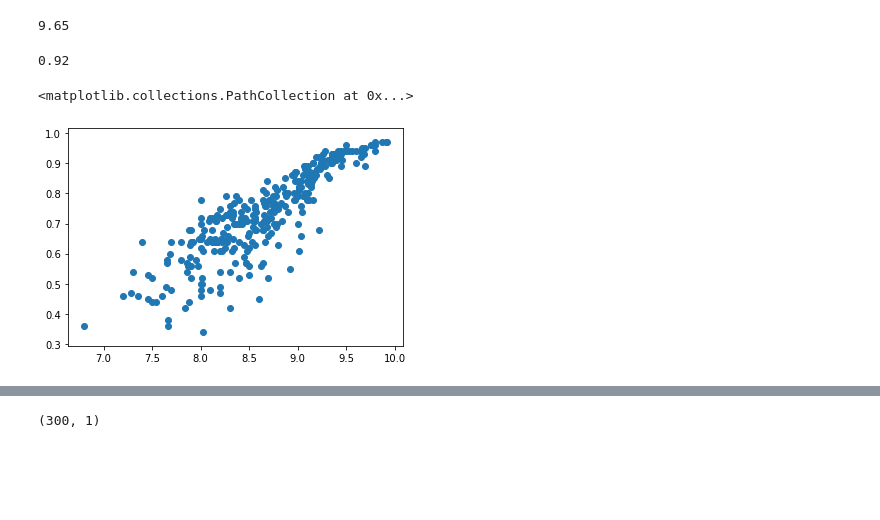
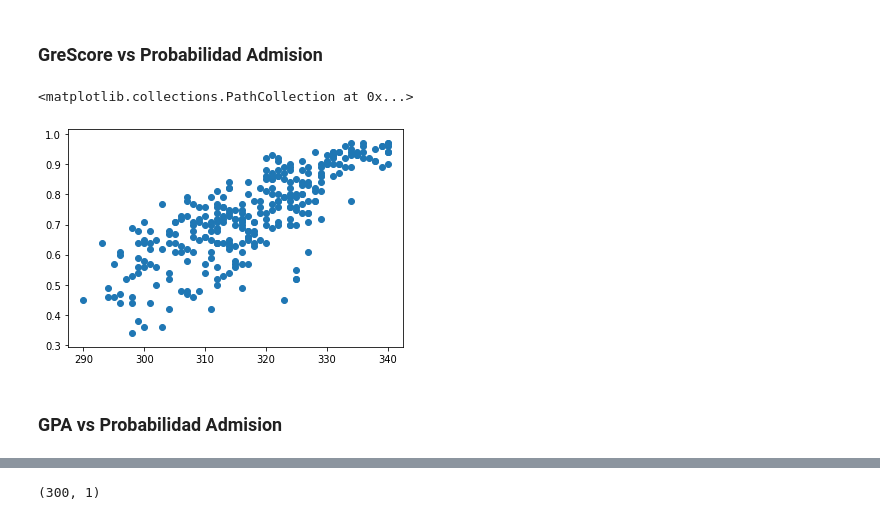
Before and after one commit to sebdeveloper6952/ai_lab_1, a Jupyter notebook: lab1.ipynb, the cells around one changed output, grey strips where cells are left out. Saved outputs shown, nothing was run; the diff lists cells and outputs as text; code cells hidden in the pictures; blank space fills up the shorter version.

```diff
--- a/lab1.ipynb
+++ b/lab1.ipynb
@@ -29,14 +25,0 @@ test_data = split_data[2]
-# %%
-#data = np.delete(data, 0, 1)
-#data = np.delete(data, 2, 1)
-#data = np.delete(data, 5, 1)
-#data
-
-# escoger 6ta columna
-training_data = np.delete(training_data, 0, 1)
-training_data = np.delete(training_data, 0, 1)
-training_data = np.delete(training_data, 0, 1)
-training_data = np.delete(training_data, 0, 1)
-training_data = np.delete(training_data, 0, 1)
-training_data = np.delete(training_data, 0, 1)
-training_data = np.delete(training_data, 1, 1)
@@ -43,16 +28,13 @@ training_data = np.delete(training_data, 1, 1)
 # %%
-X = training_data[:, 0]
-X[0]
+X = training_data[:, [0, 1]]
-# %% [output]
-9.65
 # %%
-y = training_data[:, 1]
-y[0]
+y = training_data[:, 2]
-# %% [output]
-0.92
-# %%
-# x vs probability of admission
-plt.scatter(X, y)
-# %% [output]
-<matplotlib.collections.PathCollection at 0x...>
-[figure, removed]
+# %% [markdown]
+### GreScore vs Probabilidad Admision
+# %%
+plt.scatter(X[:, 0], y)
+# %% [output]
+<matplotlib.collections.PathCollection at 0x...>
+[figure, added]
+# %% [markdown]
+### GPA vs Probabilidad Admision
```
Also changed, not shown: parts of 15 cells of this notebook, 1 other file.
